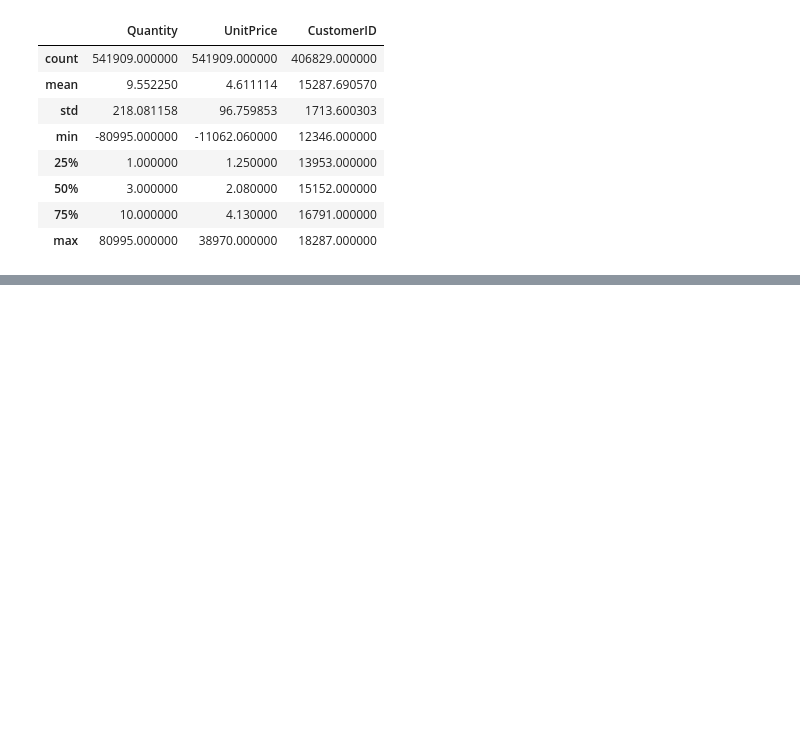
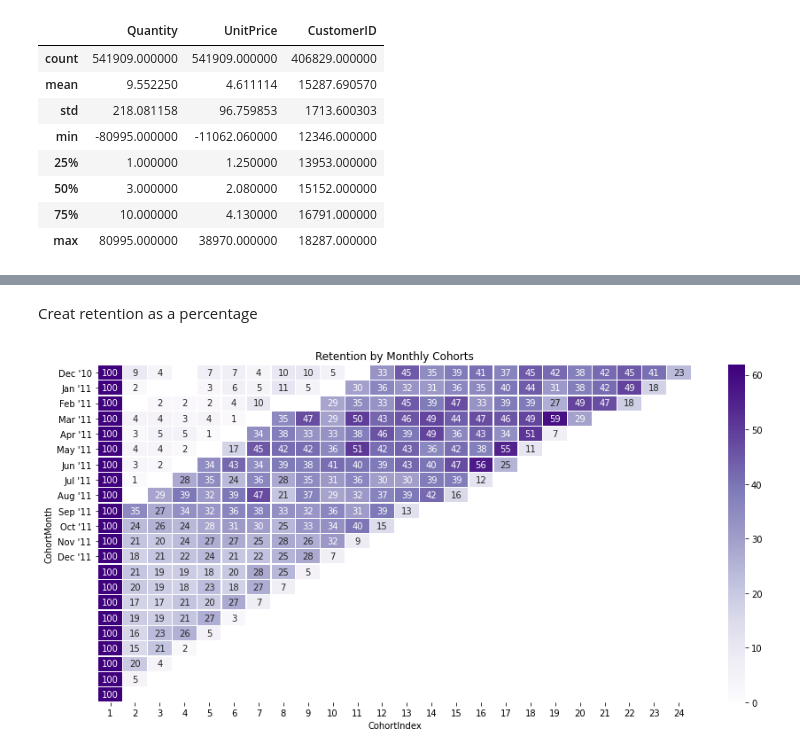
Before and after one commit to Janeli-m/October-2020-WaiLEARN-004, a Jupyter notebook: Online_Retail_Janeli.ipynb, the cells around one changed output, grey strips where cells are left out. Saved outputs shown, nothing was run; the diff lists cells and outputs as text; code cells hidden in the pictures; blank space fills up the shorter version.

```diff
--- a/Online_Retail_Janeli.ipynb
+++ b/Online_Retail_Janeli.ipynb
@@ -36 +93,3 @@ df.describe()
+# %%
+data1 = data.dropna(subset=['CustomerID'])
 # %%
@@ -47,0 +210,3 @@ dtype: int64
+# %%
+#Createa copy of the data for the cohort analysis
+cohort = data1.copy()
@@ -47,0 +289,9 @@ dtype: int64
+# %%
+#Group the data by colums 'CohortMonth' and 'CohortIndex'
+grouping = cohort.groupby(['CohortMonth', 'CohortIndex'])
+
+# Count the number of unique values per customer ID
+cohort_data = grouping['CustomerID'].apply(pd.Series.nunique).reset_index()
+
+# Create a pivot
+cohort_counts = cohort_data.pivot(index='CohortMonth', columns='CohortIndex', values='CustomerID')
@@ -47,0 +318,33 @@ dtype: int64
+# %% [markdown]
+Creat retention as a percentage
+# %%
+# Select all the rows; select the first column
+cohort_sizes = cohort_counts.iloc[:,0]
+
+#Devide the cohort by the first column
+retention = cohort_counts.divide(cohort_sizes, axis=0)*100
+# %%
+month_list = ["Dec '10", "Jan '11", "Feb '11", "Mar '11", "Apr '11",\
+              "May '11", "Jun '11", "Jul '11", "Aug '11", "Sep '11", \
+              "Oct '11", "Nov '11", "Dec '11"]
+
+# Initialize inches plot figure
+plt.figure(figsize=(15,7))
+
+# Add a title
+plt.title('Retention by Monthly Cohorts')
+
+# Create the heatmap
+sns.heatmap(data=retention,
+            annot = True,
+            cmap = "Purples",
+            vmin = 0.0,
+ #          vmax = 0.5,
+            vmax = list(retention.max().sort_values(ascending = False))[1]+3,
+            fmt = '.0f',
+            linewidth = 0.3,
+            yticklabels=month_list)
+
+plt.show();
+# %% [output]
+[figure, added]
```
Also changed, not shown: parts of 37 cells of this notebook.
